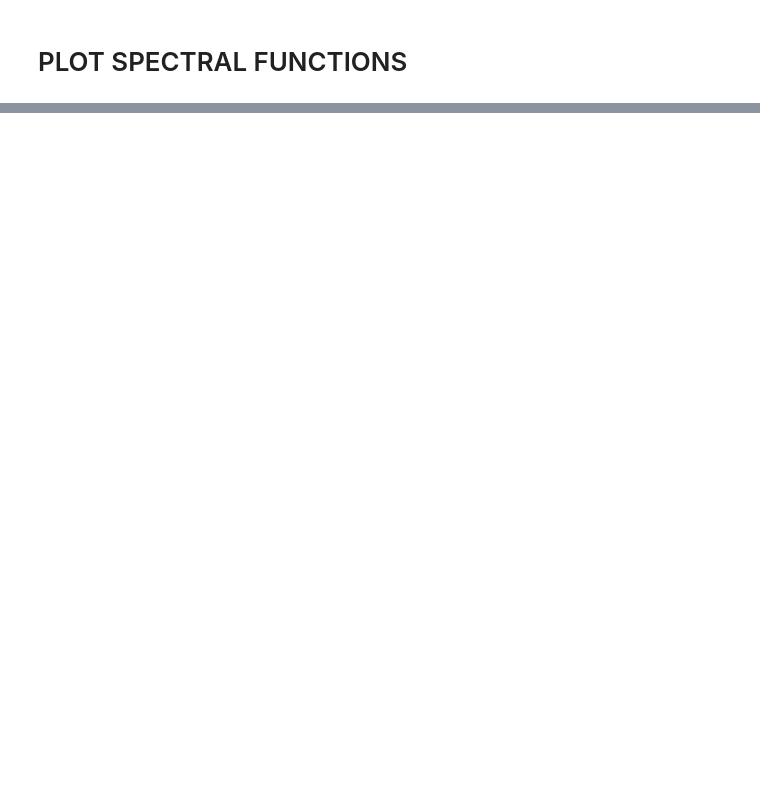
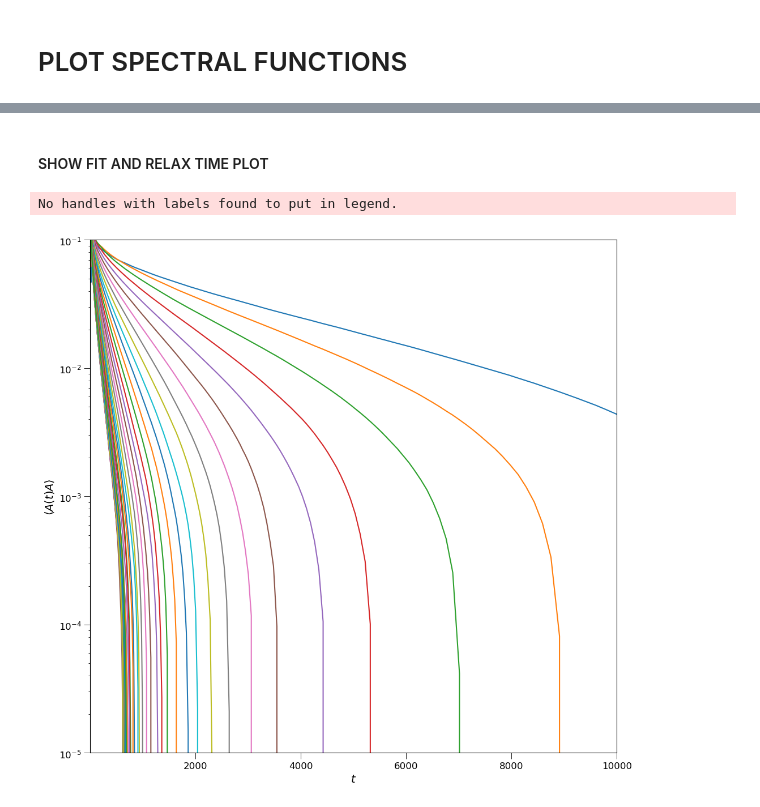
Before and after one commit to makskliczkowski/Transverse_Ising_ETH, a Jupyter notebook: IsignTransverse_ETH/Python/spectral_functions.ipynb, the cells around one changed output, grey strips where cells are left out. Drawn from its saved outputs; the diff is of its cells as text; code cells hidden in the pictures; blank space fills up the shorter version.

```diff
--- a/IsignTransverse_ETH/Python/spectral_functions.ipynb
+++ b/IsignTransverse_ETH/Python/spectral_functions.ipynb
@@ -283,0 +322,55 @@ ax.set_ylim(1e-5,1e-2)
+# %% [markdown]
+#### SHOW FIT AND RELAX TIME PLOT
+# %%
+
+
+fig, axis = plt.subplots( nrows=1, ncols=1, figsize=(12,12), dpi = 100)
+
+func = lambda y, x: y * x**1.33
+vals = spec_fun.get_scaling_array(settings=user_settings,
+                                    x0=0.06,
+                                    xend=0.9,
+                                    dx=0.02)
+#---------------------- TIME EVOLUTION
+#spec_fun.plot_spectral(axis = axis, settings=user_settings, vals = vals,
+#                        xlab="t", ylab="\\langle A(t)A\\rangle",
+#                        yscale='linear', normalise=True,
+#                        spec="time", func_x=func)
+
+relaxt_time_fit = []
+tH = []
+tH_typ = []
+for i in range(0, len(vals)):
+    x = vals[i]
+    status, xdata, ydata, wHnow, wHtypnow = spec_fun.load_spectral(dir=time_dir,
+                                                                    settings=user_settings,
+                                                                    parameter=x,
+                                                                    spec="time",
+                                                                    normalise=True
+                                                                    )
+
+    axis.plot(xdata, ydata)
+    xdata = np.array([xdata[i] for i in range(0,len(xdata)) if (ydata[i] < 4e-2 and ydata[i] > 2e-3)])
+    ydata = np.array([ydata[i] for i in range(0,len(ydata)) if (ydata[i] < 4e-2 and ydata[i] > 2e-3)])
+    #print(pars)
+    tH.append(wHnow)
+    tH_typ.append(wHtypnow)
+    pars, sth = fit(f=exp_fit,
+                        xdata=xdata,
+                        ydata=ydata,
+                        p0 = (2. / relax_time[i], 0.1))
+    relaxt_time_fit.append(pars[0])
+    axis.plot(xdata, exp_fit(xdata, *pars), linestyle='--', color='black')
+
+hfun.set_plot_elements(axis = axis, xlim = (None, None),
+                                    ylim = (None, None), ylabel = "\\langle A(t)A\\rangle", xlabel = "t", settings=settings, font_size=12, set_legend=True)
+
+axis.set_xscale('linear')
+axis.set_xlim(1e0,1e4)
+axis.set_ylim(1e-5,1e-1)
+relaxt_time_fit = 1.0 / np.array(relaxt_time_fit)
+tH = np.array(tH)
+tH_typ = np.array(tH_typ)
+# %% [output]
+No handles with labels found to put in legend.
+[figure, added]
```
Also changed, not shown: parts of 10 cells of this notebook, 10 other files.
